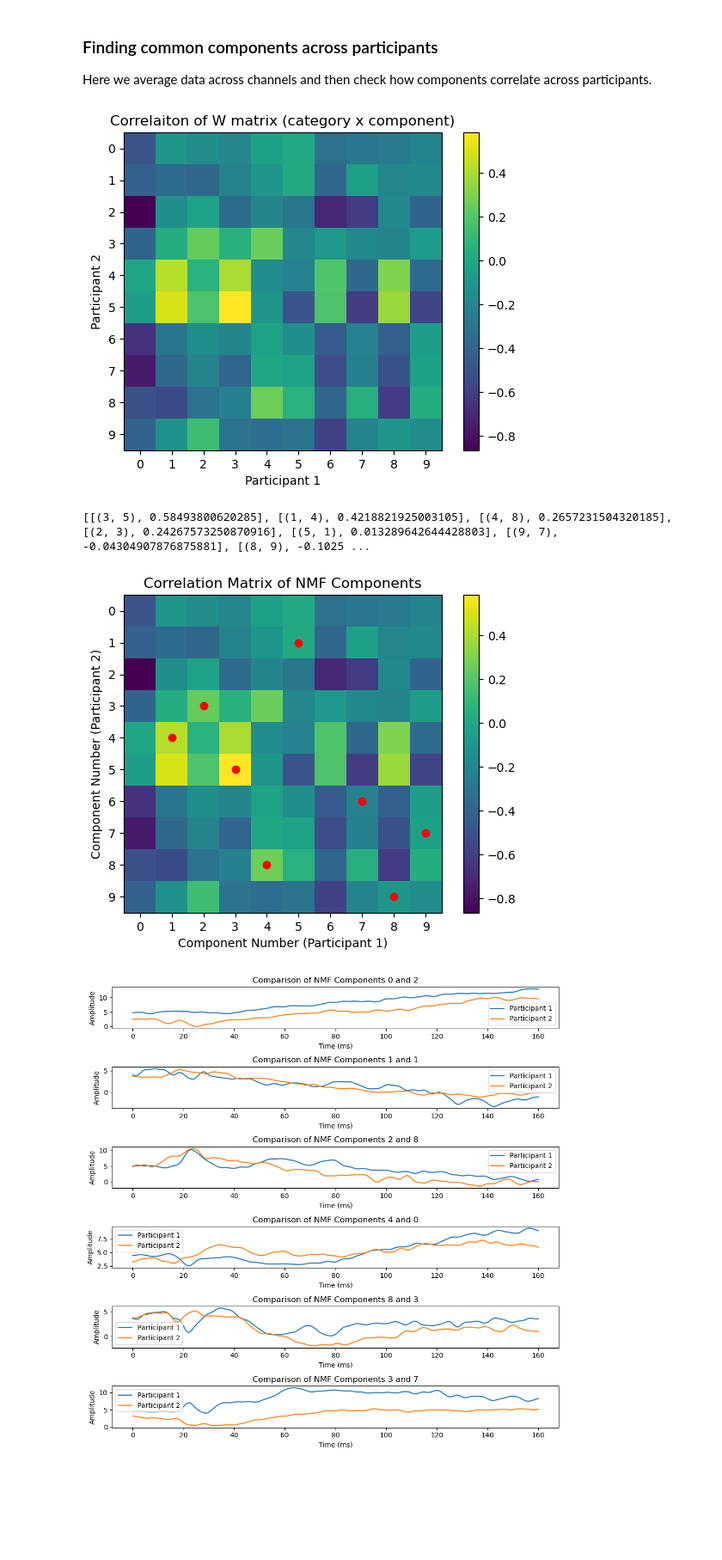
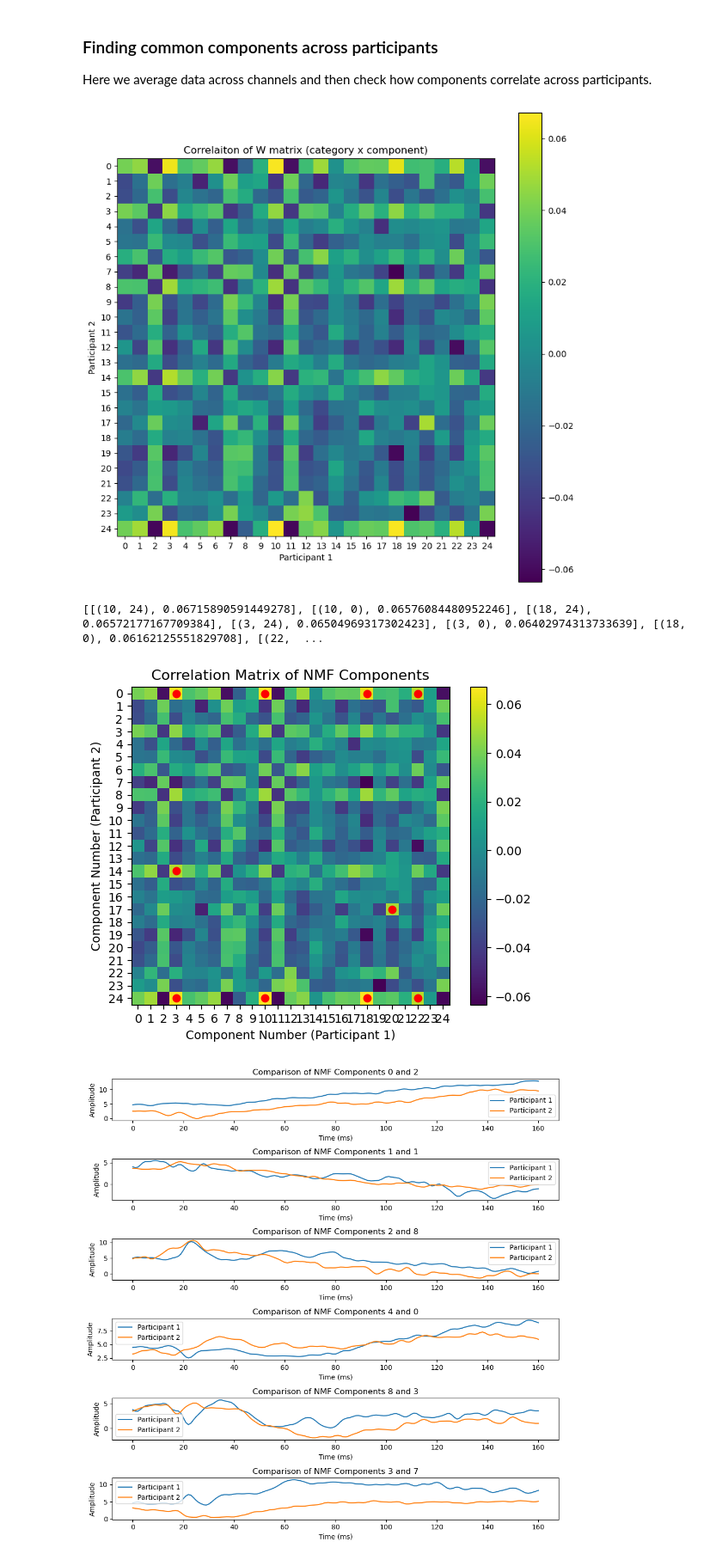
Before and after one commit to AtharvSuryawanshi/Neural-Representations-using-Things-Database, a Jupyter notebook: notebooks/NMF_meg8.ipynb, the cells around one changed output. Shown at 86% size. Saved outputs shown, nothing was run; the diff lists cells and outputs as text; code cells hidden in the pictures; blank space fills up the shorter version.

Commit message:
result 1 ig

```diff
--- a/notebooks/NMF_meg8.ipynb
+++ b/notebooks/NMF_meg8.ipynb
@@ -316,6 +316,7 @@ images_to_show = 20
 nmf_components = 25
 random_state = 0
 nos_seeds = 20
+BAYESIAN = True
 
 NOS_CONCEPTS = 1854
 NOS_IMAGE_PER_CONCEPT = 12
@@ -385,7 +386,7 @@ class IDK:
         # plt.show()
         X = temp.transpose(0,2,1).reshape(self.NOS_CONCEPTS, self.NOS_TIME_POINTS * self.NOS_CHANNELS_OPT)
         X = X - X.min()
-        W, H = consensus_nmf_W(X, n_components=nmf_components, n_replicates=nos_seeds, p=0.3, tau=1, random_state=random_state, bayesian=True)
+        W, H = consensus_nmf_W(X, n_components=nmf_components, n_replicates=nos_seeds, p=0.3, tau=1, random_state=random_state, bayesian=BAYESIAN)
         # make a dictionary of results
         self.W_dict[participant_no] = W
         self.H_dict[participant_no] = H
@@ -482,8 +483,15 @@ class IDK:
         return nnls_results
 # %%
 idk = IDK(load_epochs(preproc_dir))
-_, _ , _ = idk.make_W_H(2)
-_, _, _ = idk.make_W_H(1)
+
+# load from pickle model
+import pickle
+with open('../models/results_2025-03-04_02-24-35.pkl', 'rb') as f:
+    idk.W_dict = pickle.load(f)
+    idk.H_dict = pickle.load(f)
+
+# _, _ , _ = idk.make_W_H(2)
+# _, _, _ = idk.make_W_H(1)
 # %% [output]
 Reading /home/atharvsagar/Documents/Neural-Representations-using-Things-Database/notebooks/../data/preprocessed/preprocessed_P1-epo.fif ...
     Found the data of interest:
@@ -582,19 +562,21 @@ def make_corr_mat(a, b, n):
     corr_mat = np.zeros((n, n))
     for i in range(n):
         for j in range(n):
-            corr_mat[i,j] = np.corrcoef(a[i,:], b[j,:])[0,1]
+            # print(f"correlation of {a[:,i].shape} and {j}")
+            corr_mat[i,j] = np.corrcoef(a[:,i], b[:,j])[0,1]
     return corr_mat
 # %%
-plt.imshow(make_corr_mat(idk.W_dict[1], idk.W_dict[2], 10).T)
+plt.figure(figsize=(10, 10))
+plt.imshow(make_corr_mat(idk.W_dict[1], idk.W_dict[2], 25).T)
 plt.title("Correlaiton of W matrix (category x component)")
 plt.xlabel("Participant 1")
 plt.ylabel("Participant 2")
-plt.xticks(np.arange(10))
-plt.yticks(np.arange(10))
+plt.xticks(np.arange(25))
+plt.yticks(np.arange(25))
 plt.colorbar()
 plt.show()
 # %% [output]
-[figure, old version]
+[figure, new version]
 # %%
 
 # Compute correlation matrix
@@ -615,7 +597,7 @@ sorted_2d_indices = np.unravel_index(sorted_indices, corr_matrix.shape)
 sorted_pairs = list(zip(sorted_2d_indices[0], sorted_2d_indices[1]))
 
 # Get top 10 correlated pairs
-max_corr_pairs = sorted_pairs[:60]
+max_corr_pairs = sorted_pairs[:10]
 
 # Ensure unique indices
 unique_pairs = []
@@ -623,7 +605,7 @@ used_indices_p1 = set()  # Track already used indices participant 1
 used_indices_p2 = set()  # Track already used indices participant 2
 
 for pair in max_corr_pairs:
-    if pair[0] not in used_indices_p1 and pair[1] not in used_indices_p2:
+    # if pair[0] not in used_indices_p1 and pair[1] not in used_indices_p2:
         unique_pairs.append(pair)
         used_indices_p1.add(pair[0])  # Use add() for single values
         used_indices_p2.add(pair[1])
@@ -638,5 +620,5 @@ plt.xticks(range(nmf_components))
 plt.yticks(range(nmf_components))
 plt.show()
 # %% [output]
-[[(3, 5), 0.58493800620285], [(1, 4), 0.4218821925003105], [(4, 8), 0.2657231504320185], [(2, 3), 0.24267573250870916], [(5, 1), 0.013289642644428803], [(9, 7), -0.04304907876875881], [(8, 9), -0.1025 ...
+[[(10, 24), 0.06715890591449278], [(10, 0), 0.06576084480952246], [(18, 24), 0.06572177167709384], [(3, 24), 0.06504969317302423], [(3, 0), 0.06402974313733639], [(18, 0), 0.06162125551829708], [(22,  ...
-[figure, old version]
+[figure, new version]
```
Also changed, not shown: parts of 8 cells of this notebook, 2 other files.
